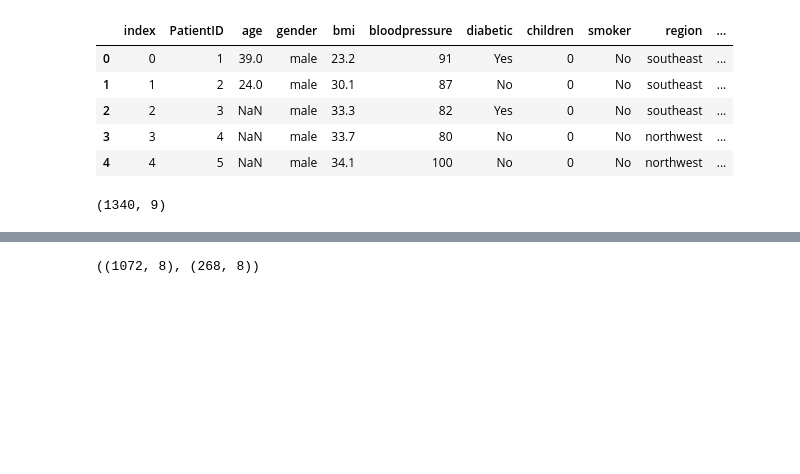
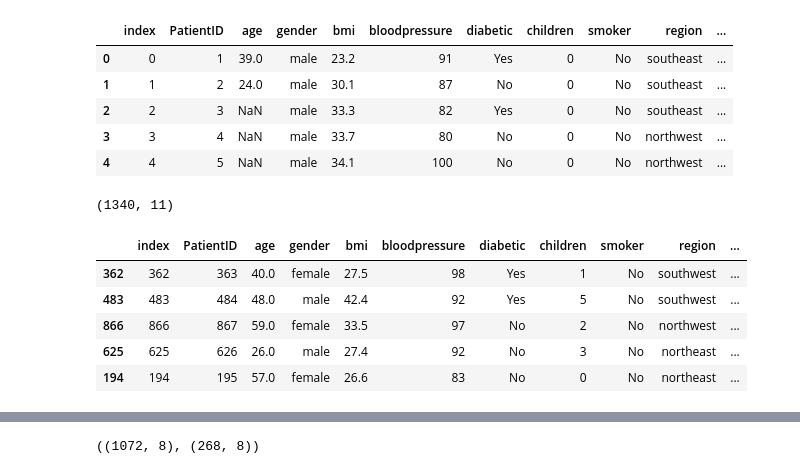
Before and after one commit to Michael95-m/packaging-insurance-claim-model, a Jupyter notebook: notebook/02-Feature-Engineering.ipynb, the cells around one changed output, grey strips where cells are left out. Saved outputs shown, nothing was run; the diff lists cells and outputs as text; code cells hidden in the pictures; blank space fills up the shorter version.

```diff
--- a/notebook/02-Feature-Engineering.ipynb
+++ b/notebook/02-Feature-Engineering.ipynb
@@ -22,9 +22,7 @@ data.head()
 | 2 | 2 | 3 | NaN | male | 33.3 | 82 | Yes | 0 | No | southeast | ... |
 | 3 | 3 | 4 | NaN | male | 33.7 | 80 | No | 0 | No | northwest | ... |
 | 4 | 4 | 5 | NaN | male | 34.1 | 100 | No | 0 | No | northwest | ... |
-# %%
-data.drop(['index', 'PatientID'], axis=1, inplace=True)
 # %%
 data.shape
 # %% [output]
-(1340, 9)
+(1340, 11)
@@ -37,0 +29,11 @@ random_state=0
+# %%
+train, test = train_test_split(data,test_size=0.2,random_state=0)
+# %%
+train.head()
+# %% [output]
+|  | index | PatientID | age | gender | bmi | bloodpressure | diabetic | children | smoker | region | ... |
+| 362 | 362 | 363 | 40.0 | female | 27.5 | 98 | Yes | 1 | No | southwest | ... |
+| 483 | 483 | 484 | 48.0 | male | 42.4 | 92 | Yes | 5 | No | southwest | ... |
+| 866 | 866 | 867 | 59.0 | female | 33.5 | 97 | No | 2 | No | northwest | ... |
+| 625 | 625 | 626 | 26.0 | male | 27.4 | 92 | No | 3 | No | northeast | ... |
+| 194 | 194 | 195 | 57.0 | female | 26.6 | 83 | No | 0 | No | northeast | ... |
```
Also changed, not shown: parts of 14 cells of this notebook, 3 other files.
